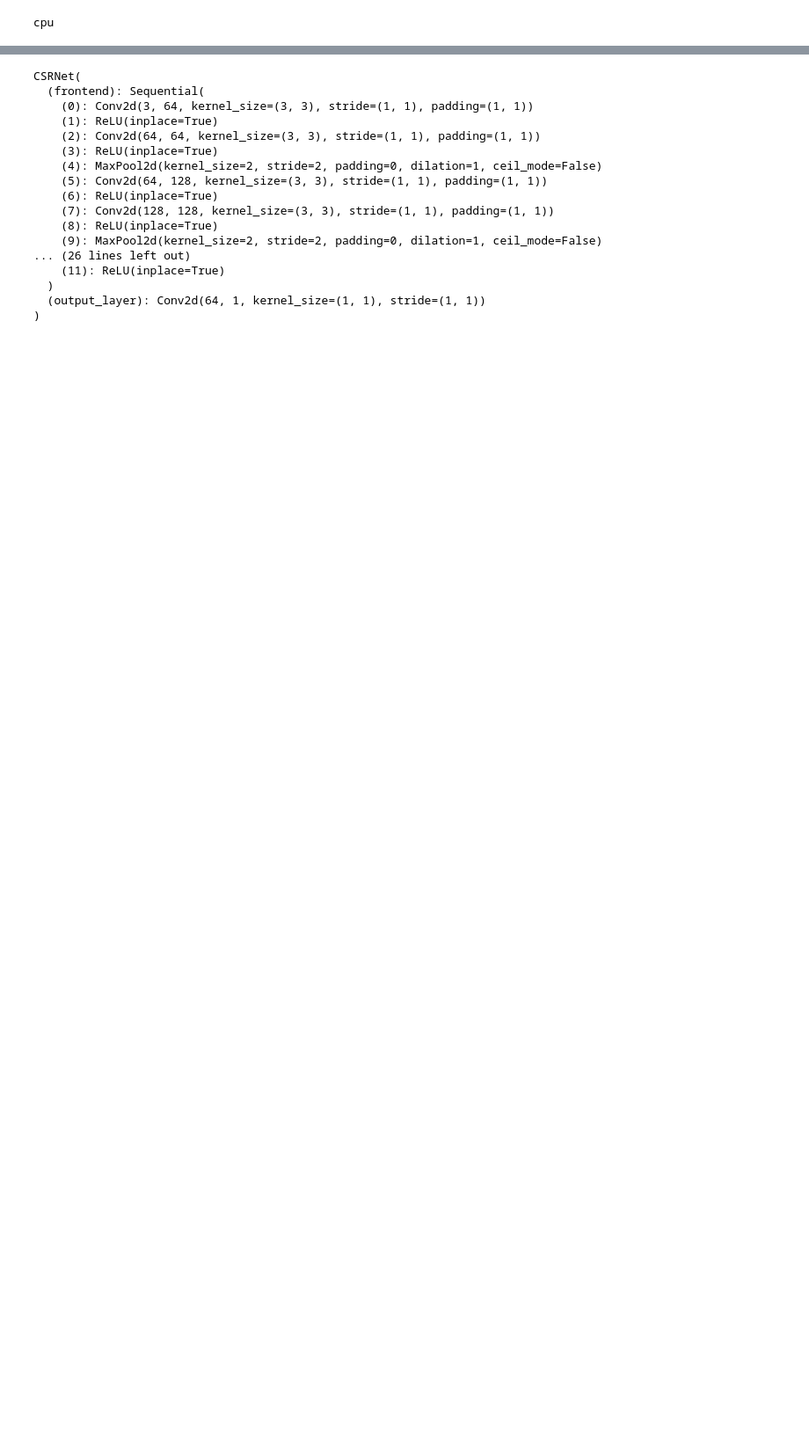
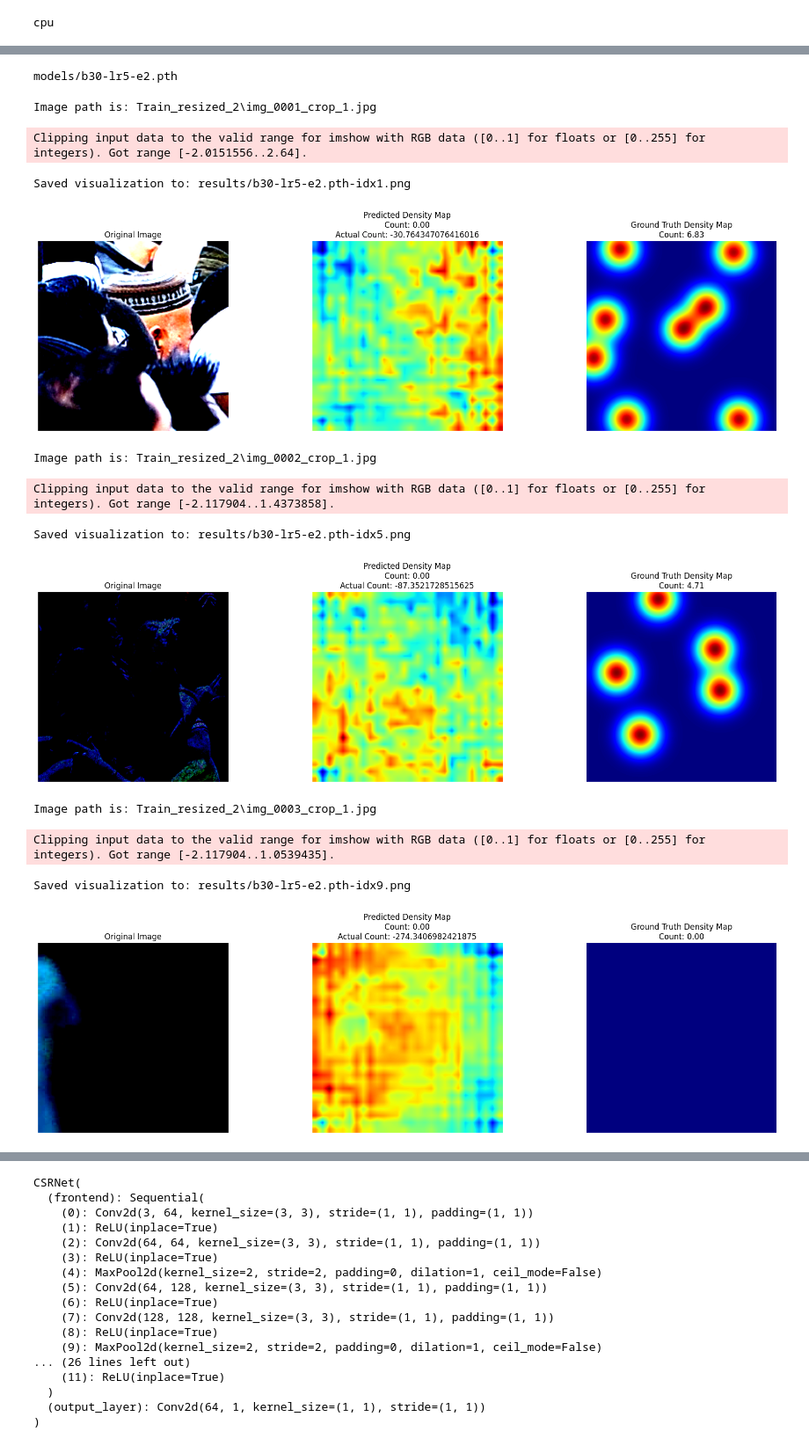
Before and after one commit to ryang5231/EE417-Crowd-Counting, a Jupyter notebook: csrnet_model.ipynb, the cells around one changed output, grey strips where cells are left out. Shown at 88% size. Drawn from its saved outputs; the diff is of its cells as text; code cells hidden in the pictures; blank space fills up the shorter version.

Commit message:
added results and models to repo

```diff
--- a/csrnet_model.ipynb
+++ b/csrnet_model.ipynb
@@ -169,14 +269,14 @@ def train_model(model, train_loader, val_loader=None, num_epochs=10, lr=1e-5, de
 # %%
-device = torch.device('cuda' if torch.cuda.is_available() else 'cpu')
+device_type = torch.device('cuda' if torch.cuda.is_available() else 'cpu')
 
-model = CSRNet().to(device)
-print(device)
+model = CSRNet().to(device_type)
+print(device_type)
 # Loss and optimizer
 criterion = nn.MSELoss()
 optimizer = optim.Adam(model.parameters(), lr=1e-5)
-train_loader = DataLoader(train_dataset, batch_size=10, shuffle=True)
-val_loader = DataLoader(validation_dataset, batch_size=10, shuffle=False)
+train_loader = DataLoader(train_dataset, batch_size=tl_b_size, shuffle=True)
+val_loader = DataLoader(validation_dataset, batch_size=vl_b_size, shuffle=False)
 # %% [output]
 cpu
 # %%
-trained_model = train_model(model, train_loader, val_loader, num_epochs=3, lr=1e-6, device='cpu')
+trained_model = train_model(model, train_loader, val_loader, num_epochs=epochs, lr=model_lr, device=device_type)
@@ -231,3 +287,0 @@ visualize_output(trained_model, dataset=train_loader.dataset, index=5, device="c
-# %%
-model_name = 'b4-lr6-e10.pth'
-model_folder = 'models/'
@@ -234,3 +290,35 @@ model_folder = 'models/'
+# %%
+if tl_b_size == vl_b_size:
+    model_name = 'b' + str(tl_b_size) + '-lr' + str(int(abs(math.log10(model_lr)))) + '-e' + str(epochs) + '.pth'
+else:
+    model_name = 'tb' + str(tl_b_size) + '-vb' + str(vl_b_size) + '-lr' + str(abs(math.log10(model_lr))) + '-e' + str(epochs) + '.pth'
+model_folder = 'models/'
+
+print(model_folder + model_name)
+# %% [output]
+models/b30-lr5-e2.pth
 # %%
 # Save model
 torch.save(trained_model.state_dict(), model_folder + model_name)
+# %%
+# model = CSRNet()
+save_directory = 'results/'
+device_type = torch.device('cuda' if torch.cuda.is_available() else 'cpu')
+visualize_output(trained_model, dataset=train_loader.dataset, index=1, device=device_type, save_dir=save_directory, model_name=model_name)
+
+visualize_output(trained_model, dataset=train_loader.dataset, index=5, device=device_type, save_dir=save_directory, model_name=model_name)
+
+visualize_output(trained_model, dataset=train_loader.dataset, index=9, device=device_type, save_dir=save_directory, model_name=model_name)
+# %% [output]
+Image path is: Train_resized_2\img_0001_crop_1.jpg
+Clipping input data to the valid range for imshow with RGB data ([0..1] for floats or [0..255] for integers). Got range [-2.0151556..2.64].
+Saved visualization to: results/b30-lr5-e2.pth-idx1.png
+[figure, added]
+Image path is: Train_resized_2\img_0002_crop_1.jpg
+Clipping input data to the valid range for imshow with RGB data ([0..1] for floats or [0..255] for integers). Got range [-2.117904..1.4373858].
+Saved visualization to: results/b30-lr5-e2.pth-idx5.png
+[figure, added]
+Image path is: Train_resized_2\img_0003_crop_1.jpg
+Clipping input data to the valid range for imshow with RGB data ([0..1] for floats or [0..255] for integers). Got range [-2.117904..1.0539435].
+Saved visualization to: results/b30-lr5-e2.pth-idx9.png
+[figure, added]
```
Also changed, not shown: parts of 23 cells of this notebook, 38 other files.
